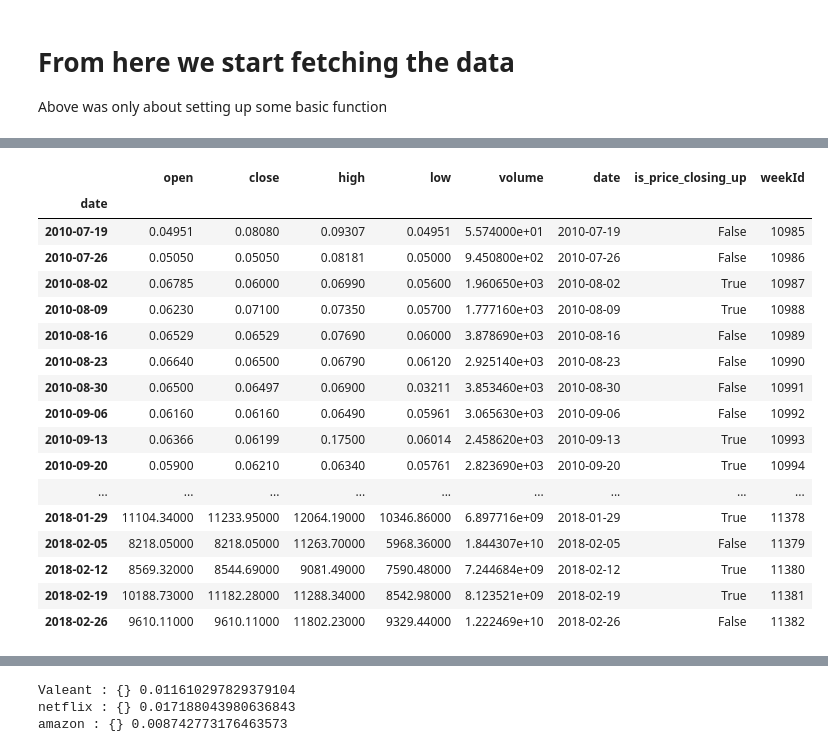
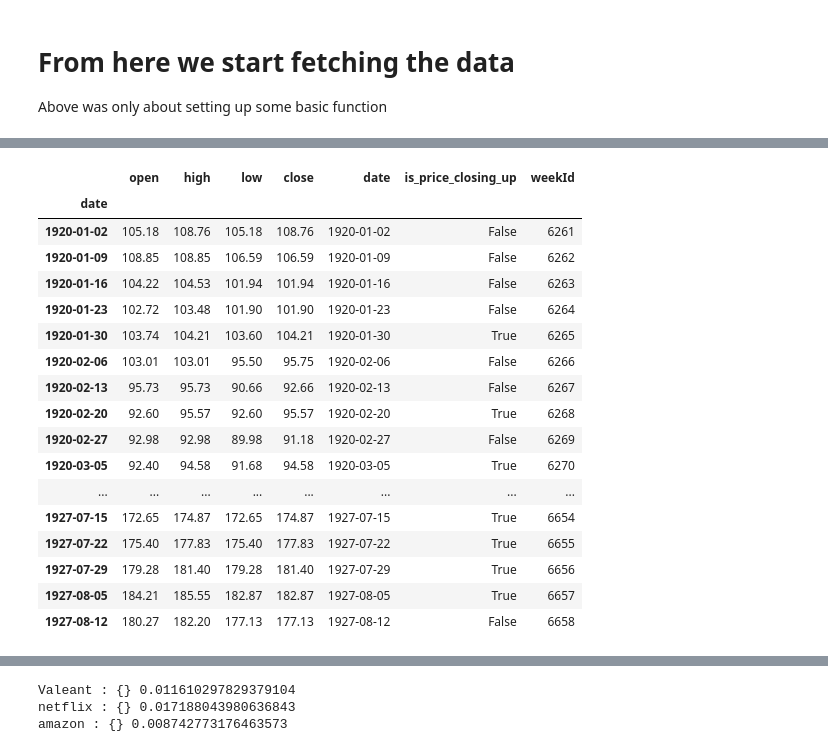
Before and after one commit to hyperwave-research/research, a Jupyter notebook: hyperwave_find_phases.ipynb, the cells around one changed output, grey strips where cells are left out. Drawn from its saved outputs; the diff is of its cells as text; code cells hidden in the pictures.

Commit message:
Add support to load data from csv + delete shorter path

```diff
--- a/hyperwave_find_phases.ipynb
+++ b/hyperwave_find_phases.ipynb
@@ -116,8 +121,21 @@ data_BTCUSD = {
     'data_source':'CryptoCompare',
     'symbol':'BTC-USD',
 }
+
+data_DowJones = {
+    'name':'Dow Jones',
+    'data_source':'investopedia',
+    'symbol':'^DJI',
+}
+
+
+data_DowJones_1920_1933 = {
+    'name':'Dow Jones 1920-1933',
+    'data_source':'LocalData',
+    'symbol':'DowJones_1920_1933',
+}
 # %%
-company_setup = data_BTCUSD
+company_setup = data_DowJones_1920_1933
 name = company_setup ['name']
 data_source = company_setup ['data_source']
 symbol = company_setup ['symbol']
@@ -243,15 +284,15 @@ def get_historical_data(symbol, source, timeframe='weekly'):
 # df = pd.DataFrame(df.locations.values.tolist())['Data']
 # display(df)
 
-import json
-import pandas as pd
-import requests
-r = requests.get(url)
-# print r.json() #
-array = json.dumps(r.json())
-# print(data["Data"])
-data = json.loads(array)
-df = pd.DataFrame(data["Data"])
-df['date'] = pd.to_datetime(df['time'],unit='s')
-with pd.option_context('display.max_rows', None, 'display.max_columns', None):
-    display(df)
+# import json
+# import pandas as pd
+# import requests
+# r = requests.get(url)
+# # print r.json() #
+# array = json.dumps(r.json())
+# # print(data["Data"])
+# data = json.loads(array)
+# df = pd.DataFrame(data["Data"])
+# df['date'] = pd.to_datetime(df['time'],unit='s')
+# with pd.option_context('display.max_rows', None, 'display.max_columns', None):
+#     display(df)
@@ -302,13 +318,13 @@ Above was only about setting up some basic function
 # df_daily_price_raw = get_raw_historical_data(symbol, 'Daily')
 df_weekly_price_raw = get_historical_data(symbol, data_source, 'Weekly')
 
-df_weekly_price = clean_raw_market_data(df_weekly_price_raw)
+df_weekly_price = add_weekid_and_price_is_closing_up(df_weekly_price_raw)
 
 max_price_weekId = get_weekId_max_price(df_weekly_price)
 df_weekly_price_until_max = df_weekly_price [(df_weekly_price.weekId <= max_price_weekId)]
-weekId_close_from_to = get_weekId_cartesian_product(df_weekly_price_until_max)
+# weekId_close_from_to = get_weekId_cartesian_product(df_weekly_price_until_max)
 # %%
 print(max_price_weekId)
 with pd.option_context('display.max_rows', None, 'display.max_columns', None):
-    display(df_weekly_price_raw )
+    display(df_weekly_price)
 # %% [output]
@@ -316,21 +332,21 @@ with pd.option_context('display.max_rows', None, 'display.max_columns', None):
-|  | open | close | high | low | volume | date | is_price_closing_up | weekId |
-| date |  |  |  |  |  |  |  |  |
-| 2010-07-19 | 0.04951 | 0.08080 | 0.09307 | 0.04951 | 5.574000e+01 | 2010-07-19 | False | 10985 |
-| 2010-07-26 | 0.05050 | 0.05050 | 0.08181 | 0.05000 | 9.450800e+02 | 2010-07-26 | False | 10986 |
-| 2010-08-02 | 0.06785 | 0.06000 | 0.06990 | 0.05600 | 1.960650e+03 | 2010-08-02 | True | 10987 |
-| 2010-08-09 | 0.06230 | 0.07100 | 0.07350 | 0.05700 | 1.777160e+03 | 2010-08-09 | True | 10988 |
-| 2010-08-16 | 0.06529 | 0.06529 | 0.07690 | 0.06000 | 3.878690e+03 | 2010-08-16 | False | 10989 |
-| 2010-08-23 | 0.06640 | 0.06500 | 0.06790 | 0.06120 | 2.925140e+03 | 2010-08-23 | False | 10990 |
-| 2010-08-30 | 0.06500 | 0.06497 | 0.06900 | 0.03211 | 3.853460e+03 | 2010-08-30 | False | 10991 |
-| 2010-09-06 | 0.06160 | 0.06160 | 0.06490 | 0.05961 | 3.065630e+03 | 2010-09-06 | False | 10992 |
-| 2010-09-13 | 0.06366 | 0.06199 | 0.17500 | 0.06014 | 2.458620e+03 | 2010-09-13 | True | 10993 |
-| 2010-09-20 | 0.05900 | 0.06210 | 0.06340 | 0.05761 | 2.823690e+03 | 2010-09-20 | True | 10994 |
-| ... | ... | ... | ... | ... | ... | ... | ... | ... |
-| 2018-01-29 | 11104.34000 | 11233.95000 | 12064.19000 | 10346.86000 | 6.897716e+09 | 2018-01-29 | True | 11378 |
-| 2018-02-05 | 8218.05000 | 8218.05000 | 11263.70000 | 5968.36000 | 1.844307e+10 | 2018-02-05 | False | 11379 |
-| 2018-02-12 | 8569.32000 | 8544.69000 | 9081.49000 | 7590.48000 | 7.244684e+09 | 2018-02-12 | True | 11380 |
-| 2018-02-19 | 10188.73000 | 11182.28000 | 11288.34000 | 8542.98000 | 8.123521e+09 | 2018-02-19 | True | 11381 |
-| 2018-02-26 | 9610.11000 | 9610.11000 | 11802.23000 | 9329.44000 | 1.222469e+10 | 2018-02-26 | False | 11382 |
+|  | open | high | low | close | date | is_price_closing_up | weekId |
+| date |  |  |  |  |  |  |  |
+| 1920-01-02 | 105.18 | 108.76 | 105.18 | 108.76 | 1920-01-02 | False | 6261 |
+| 1920-01-09 | 108.85 | 108.85 | 106.59 | 106.59 | 1920-01-09 | False | 6262 |
+| 1920-01-16 | 104.22 | 104.53 | 101.94 | 101.94 | 1920-01-16 | False | 6263 |
+| 1920-01-23 | 102.72 | 103.48 | 101.90 | 101.90 | 1920-01-23 | False | 6264 |
+| 1920-01-30 | 103.74 | 104.21 | 103.60 | 104.21 | 1920-01-30 | True | 6265 |
+| 1920-02-06 | 103.01 | 103.01 | 95.50 | 95.75 | 1920-02-06 | False | 6266 |
+| 1920-02-13 | 95.73 | 95.73 | 90.66 | 92.66 | 1920-02-13 | False | 6267 |
+| 1920-02-20 | 92.60 | 95.57 | 92.60 | 95.57 | 1920-02-20 | True | 6268 |
+| 1920-02-27 | 92.98 | 92.98 | 89.98 | 91.18 | 1920-02-27 | False | 6269 |
+| 1920-03-05 | 92.40 | 94.58 | 91.68 | 94.58 | 1920-03-05 | True | 6270 |
+| ... | ... | ... | ... | ... | ... | ... | ... |
+| 1927-07-15 | 172.65 | 174.87 | 172.65 | 174.87 | 1927-07-15 | True | 6654 |
+| 1927-07-22 | 175.40 | 177.83 | 175.40 | 177.83 | 1927-07-22 | True | 6655 |
+| 1927-07-29 | 179.28 | 181.40 | 179.28 | 181.40 | 1927-07-29 | True | 6656 |
+| 1927-08-05 | 184.21 | 185.55 | 182.87 | 182.87 | 1927-08-05 | True | 6657 |
+| 1927-08-12 | 180.27 | 182.20 | 177.13 | 177.13 | 1927-08-12 | False | 6658 |
 # %%
 # print(max_price_weekId)
 # with pd.option_context('display.max_rows', None, 'display.max_columns', None):
```
Also changed, not shown: parts of 12 cells of this notebook.
